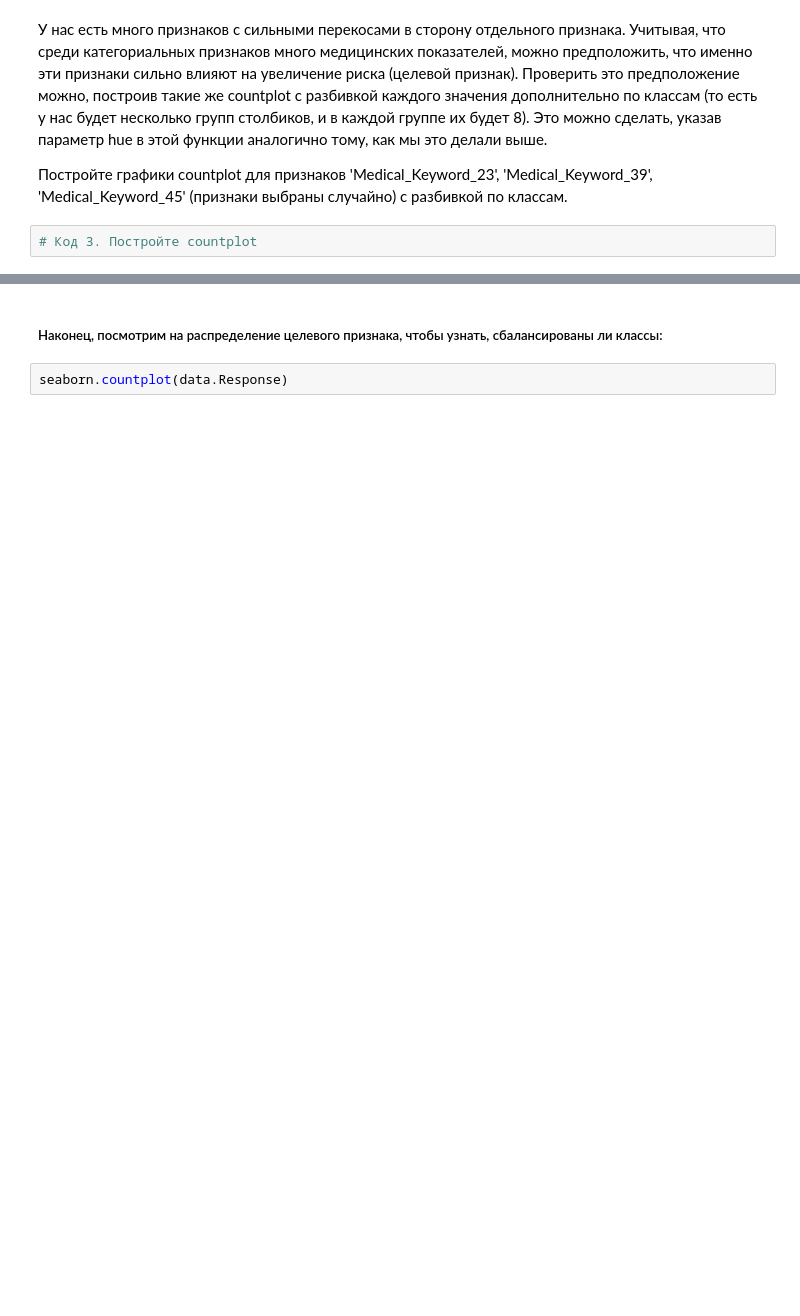
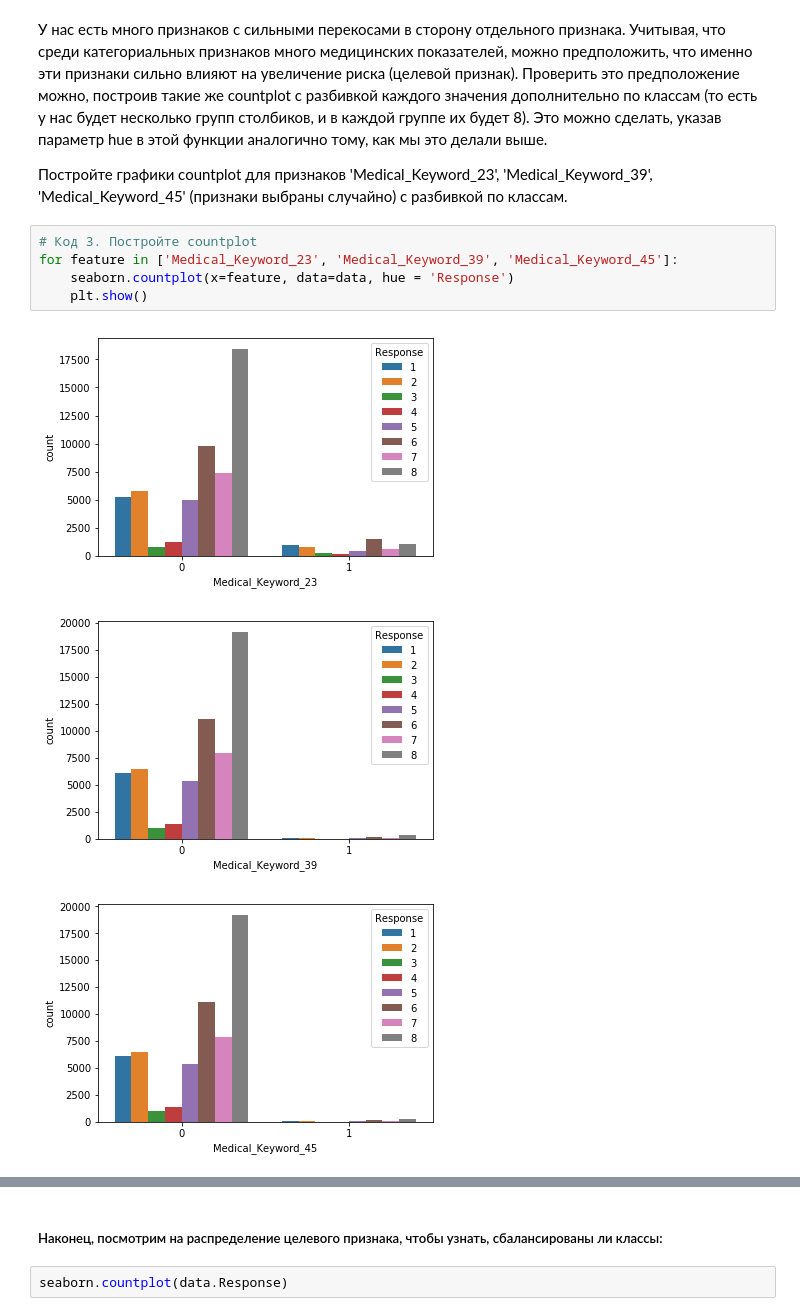
Before and after one commit to kashevg/coursera, a Jupyter notebook: tasks/course3/VisualizationPeerReview.ipynb, the cells around one changed output, grey strips where cells are left out. Saved outputs shown, nothing was run; the diff lists cells and outputs as text; blank space fills up the shorter version.

```diff
--- a/tasks/course3/VisualizationPeerReview.ipynb
+++ b/tasks/course3/VisualizationPeerReview.ipynb
@@ -192,6 +202,13 @@ __Ответьте на вопросы (Блок 5)__:
 У нас есть много признаков с сильными перекосами в сторону отдельного признака. Учитывая, что среди категориальных признаков много медицинских показателей, можно предположить, что именно эти признаки сильно влияют на увеличение риска (целевой признак). Проверить это предположение можно, построив такие же countplot с разбивкой каждого значения дополнительно по классам (то есть у нас будет несколько групп столбиков, и в каждой группе их будет 8). Это можно сделать, указав параметр hue в этой функции аналогично тому, как мы это делали выше.
 
 Постройте графики countplot для признаков 'Medical_Keyword_23', 'Medical_Keyword_39', 'Medical_Keyword_45' (признаки выбраны случайно) с разбивкой по классам.
-# %%
-# Код 3. Постройте countplot
+# %%
+# Код 3. Постройте countplot
+for feature in ['Medical_Keyword_23', 'Medical_Keyword_39', 'Medical_Keyword_45']:
+    seaborn.countplot(x=feature, data=data, hue = 'Response')
+    plt.show()
+# %% [output]
+[figure, added]
+[figure, added]
+[figure, added]
 # %% [markdown]
```
Also changed, not shown: parts of 20 cells of this notebook.
